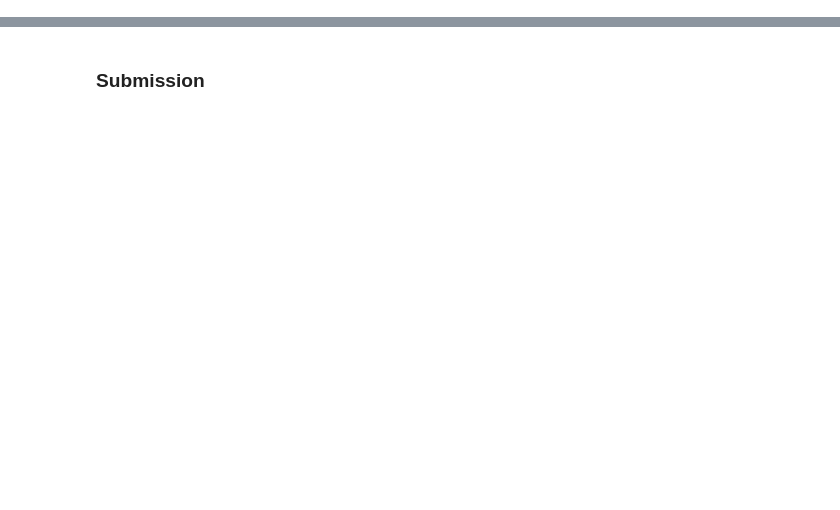
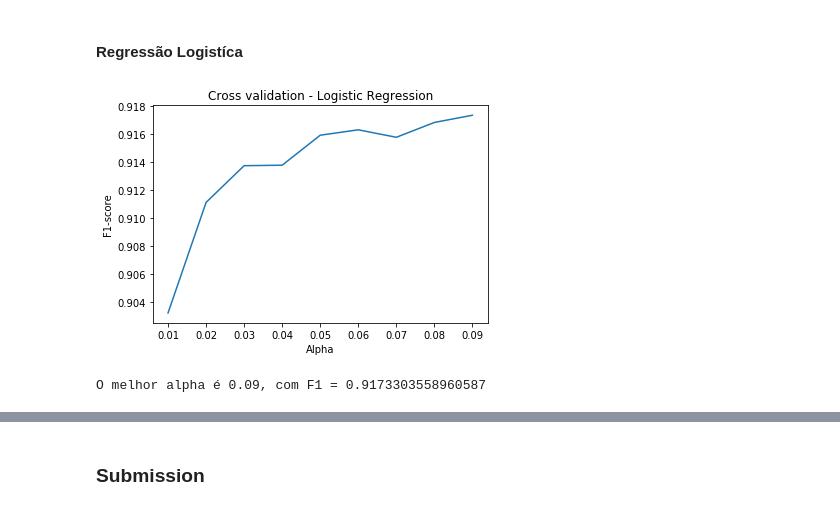
Before and after one commit to diogoflorencio/machine-learning, a Jupyter notebook: lab4/Previsão de Eleição de Deputados.ipynb, the cells around one changed output, grey strips where cells are left out. Drawn from its saved outputs; the diff is of its cells as text; code cells hidden in the pictures; blank space fills up the shorter version.

```diff
--- a/lab4/Previsão de Eleição de Deputados.ipynb
+++ b/lab4/Previsão de Eleição de Deputados.ipynb
@@ -258,0 +46,7 @@ print("A quantidade de árvores ideal é {0}, com F1 = {1}".format(cv_gb.idxmax(
+# %%
+#balanceando as classes
+from imblearn.under_sampling import NearMiss
+nm = NearMiss(version=2)
+x_balanced, y_balanced = nm.fit_resample(x, y)
+#plotando distribuição da variável alvo
+sns.countplot(y_balanced)
@@ -258,0 +59,26 @@ print("A quantidade de árvores ideal é {0}, com F1 = {1}".format(cv_gb.idxmax(
+# %%
+#Função para calcular o f1 na validação cruzada
+from sklearn.model_selection import cross_val_score
+from sklearn.model_selection import StratifiedKFold
+def report_cv(model, x, y):
+    f1 = cross_val_score(model, x, y, scoring='f1', cv=StratifiedKFold(n_splits=5, shuffle=True, random_state=3058))
+    return(f1)
+# %% [markdown]
+#### Regressão Logistíca
+# %%
+from sklearn.linear_model import LogisticRegression
+alphas = np.arange(0.01,0.1,0.01).tolist()
+cv_logRegression = [report_cv(LogisticRegression(solver="lbfgs", max_iter=10000, C=alpha),
+                         x_balanced,
+                         y_balanced).mean()
+                    for alpha in alphas]
+cv_logRegression = pd.Series(cv_logRegression, index = alphas)
+#plot do f1 na validação cruzada
+cv_logRegression.plot(title = "Cross validation - Logistic Regression")
+plt.xlabel("Alpha")
+plt.ylabel("F1-score")
+plt.show()
+print("O melhor alpha é {0}, com F1 = {1}".format(cv_logRegression.idxmax(), cv_logRegression.max()))
+# %% [output]
+[figure, added]
+O melhor alpha é 0.09, com F1 = 0.9173303558960587
```
Also changed, not shown: parts of 73 cells of this notebook, 4 other files.
